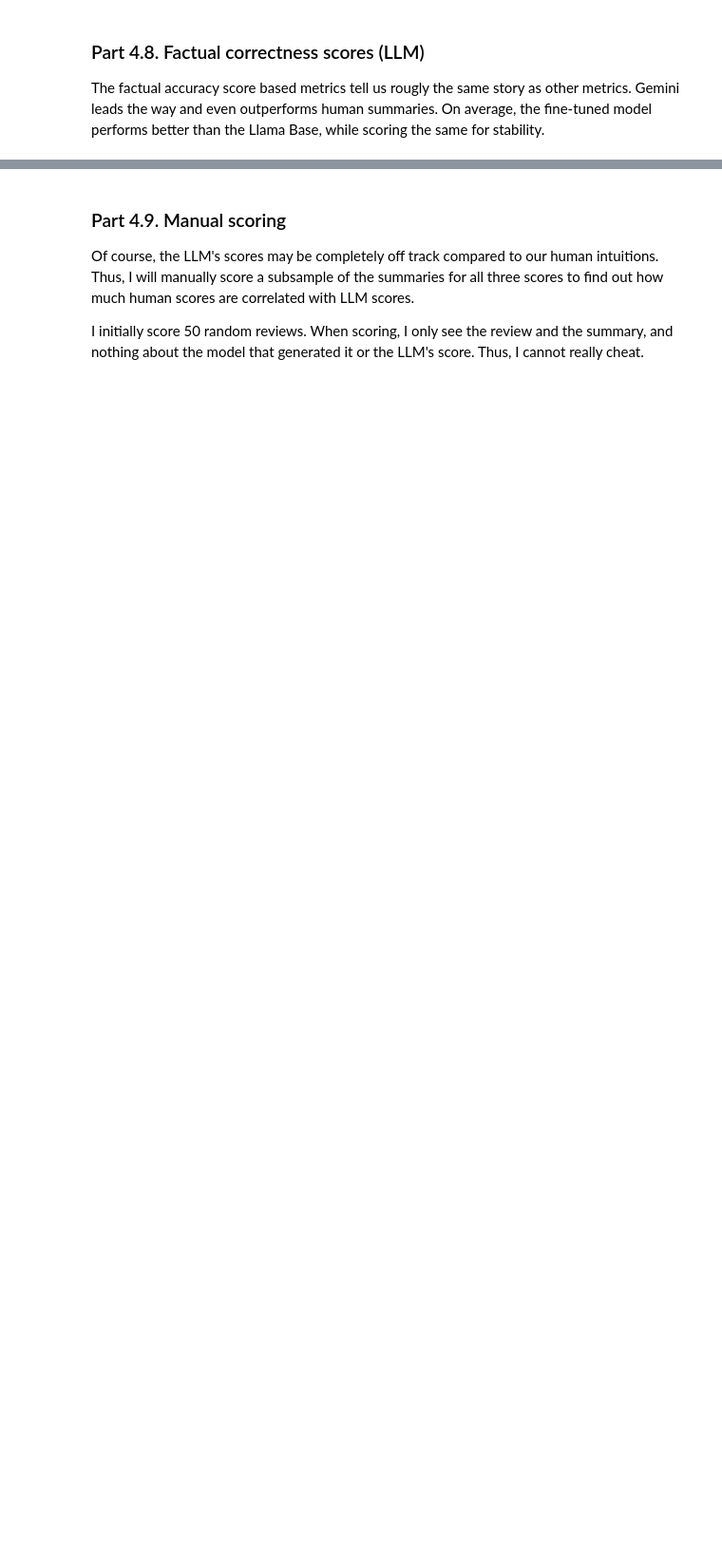
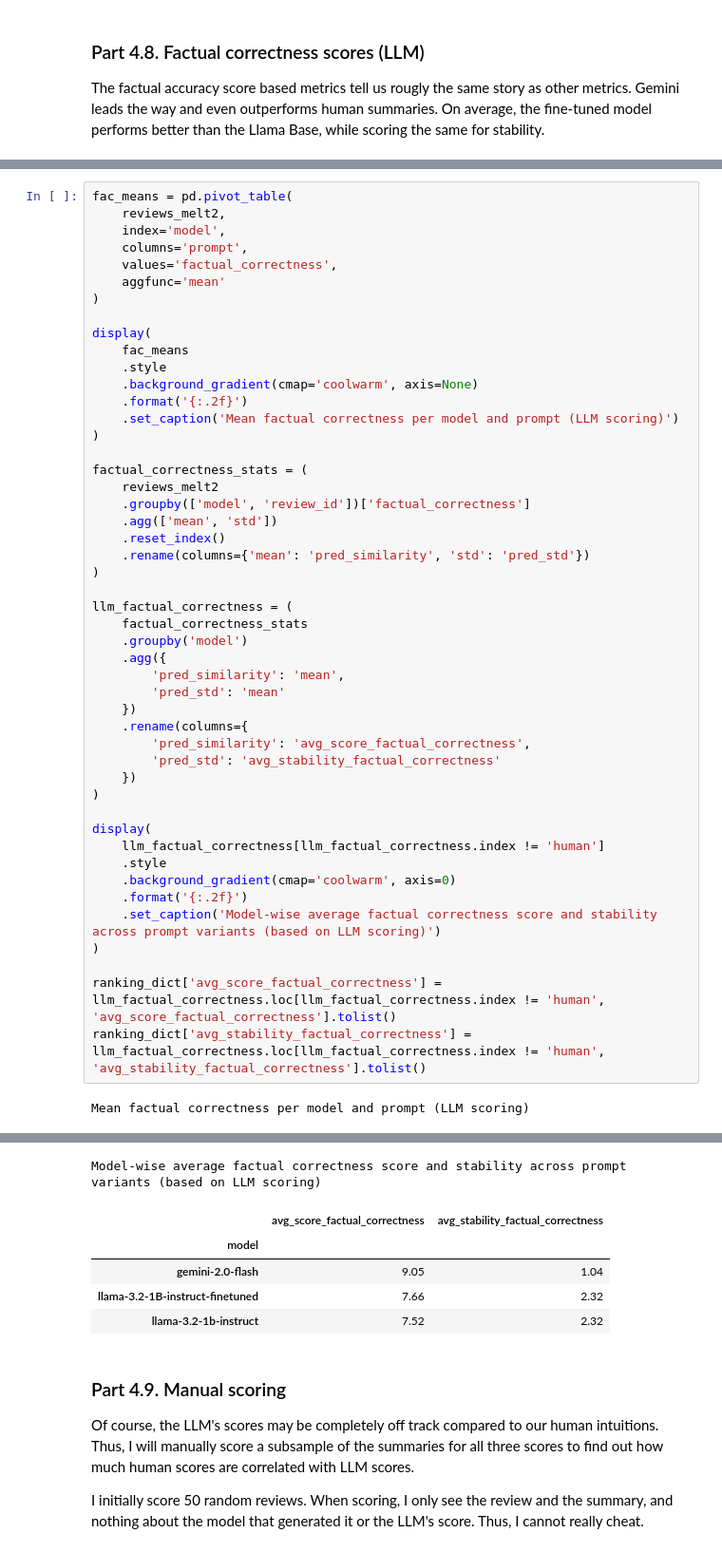
Before and after one commit to marton-nagy-marton/Data-Science-2, a Jupyter notebook: MartonNagy_DS2_FinalAssignment.ipynb, the cells around one changed output, grey strips where cells are left out. Shown at 95% size. Cells and saved outputs as stored; diff of their text form; blank space fills up the shorter version.

```diff
--- a/MartonNagy_DS2_FinalAssignment.ipynb
+++ b/MartonNagy_DS2_FinalAssignment.ipynb
@@ -874,0 +806,50 @@ Model-wise average factual correctness score and stability across prompt variant
+# %%
+fac_means = pd.pivot_table(
+    reviews_melt2,
+    index='model',
+    columns='prompt',
+    values='factual_correctness',
+    aggfunc='mean'
+)
+
+display(
+    fac_means
+    .style
+    .background_gradient(cmap='coolwarm', axis=None)
+    .format('{:.2f}')
+    .set_caption('Mean factual correctness per model and prompt (LLM scoring)')
+)
+
+factual_correctness_stats = (
+    reviews_melt2
+    .groupby(['model', 'review_id'])['factual_correctness']
+    .agg(['mean', 'std'])
+    .reset_index()
+    .rename(columns={'mean': 'pred_similarity', 'std': 'pred_std'})
+)
+
+llm_factual_correctness = (
+    factual_correctness_stats
+    .groupby('model')
+    .agg({
+        'pred_similarity': 'mean',
+        'pred_std': 'mean'
+    })
+    .rename(columns={
+        'pred_similarity': 'avg_score_factual_correctness',
+        'pred_std': 'avg_stability_factual_correctness'
+    })
+)
+
+display(
+    llm_factual_correctness[llm_factual_correctness.index != 'human']
+    .style
+    .background_gradient(cmap='coolwarm', axis=0)
+    .format('{:.2f}')
+    .set_caption('Model-wise average factual correctness score and stability across prompt variants (based on LLM scoring)')
+)
+
+ranking_dict['avg_score_factual_correctness'] = llm_factual_correctness.loc[llm_factual_correctness.index != 'human', 'avg_score_factual_correctness'].tolist()
+ranking_dict['avg_stability_factual_correctness'] = llm_factual_correctness.loc[llm_factual_correctness.index != 'human', 'avg_stability_factual_correctness'].tolist()
+# %% [output]
+Mean factual correctness per model and prompt (LLM scoring)
@@ -875,3 +862,9 @@ Model-wise average factual correctness score and stability across prompt variant
+Model-wise average factual correctness score and stability across prompt variants (based on LLM scoring)
+|  | avg_score_factual_correctness | avg_stability_factual_correctness |
+| model |  |  |
+| gemini-2.0-flash | 9.05 | 1.04 |
+| llama-3.2-1B-instruct-finetuned | 7.66 | 2.32 |
+| llama-3.2-1b-instruct | 7.52 | 2.32 |
 # %% [markdown]
 ### Part 4.9. Manual scoring
 
```
Also changed, not shown: parts of 22 cells of this notebook, 1 other file.
